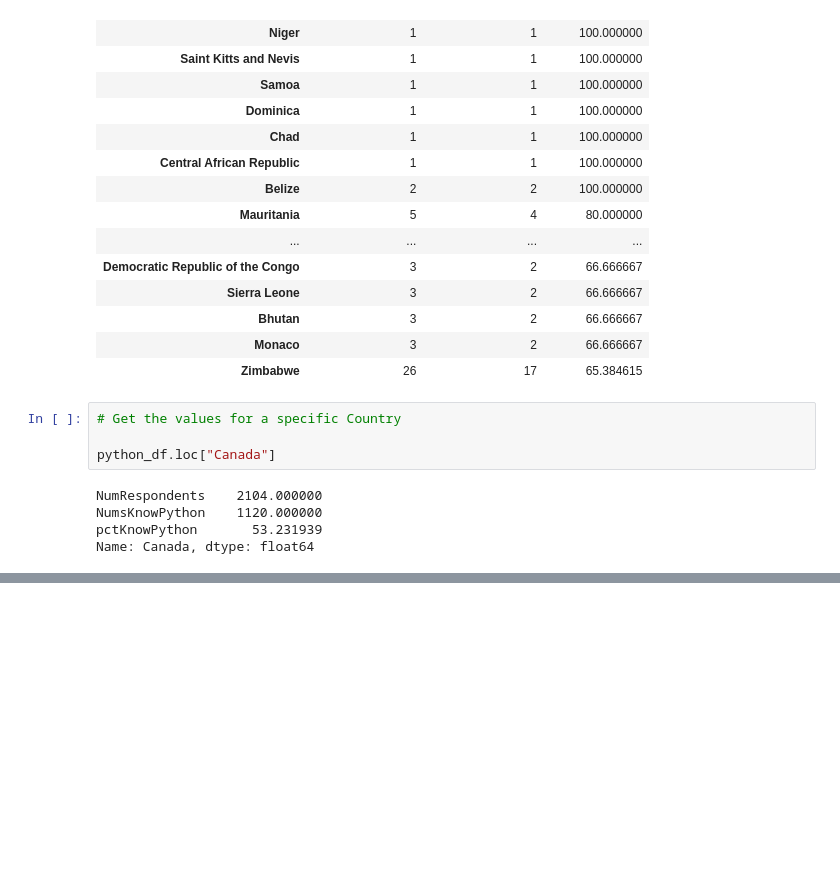
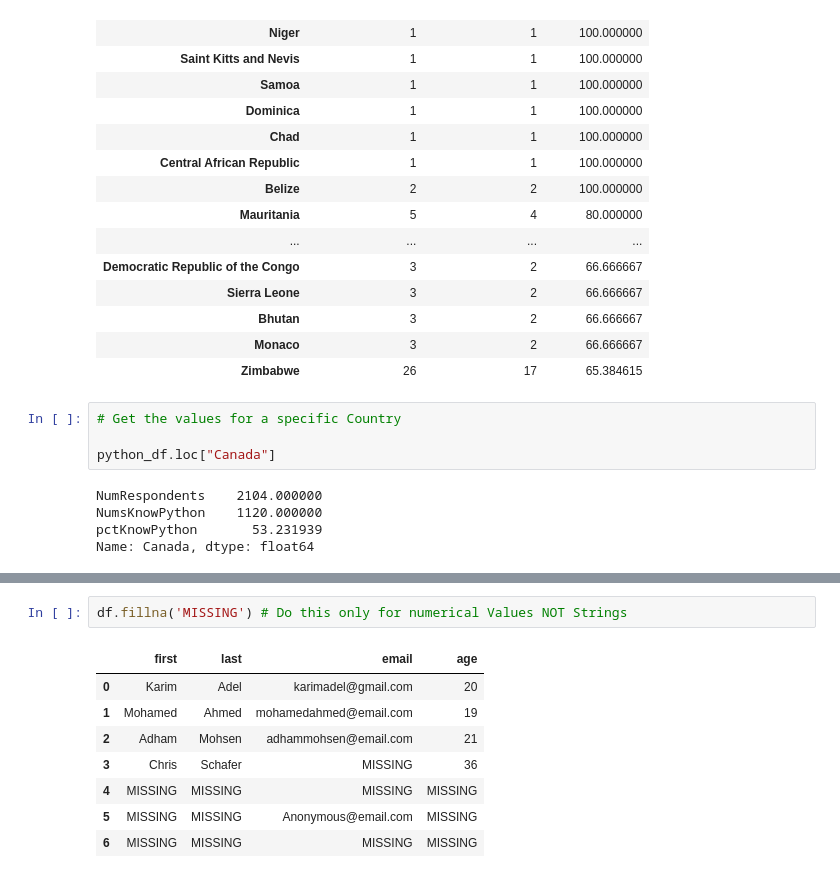
Before and after one commit to kareem121004/PythonDataScienceHub, a Jupyter notebook: Pandas/Pandas_Tutorial.ipynb, the cells around one changed output, grey strips where cells are left out. Saved outputs shown, nothing was run; the diff lists cells and outputs as text; blank space fills up the shorter version.

```diff
--- a/Pandas/Pandas_Tutorial.ipynb
+++ b/Pandas/Pandas_Tutorial.ipynb
@@ -1383,0 +1485,11 @@ Name: Canada, dtype: float64
+# %%
+df.fillna('MISSING') # Do this only for numerical Values NOT Strings
+# %% [output]
+|  | first | last | email | age |
+| 0 | Karim | Adel | karimadel@gmail.com | 20 |
+| 1 | Mohamed | Ahmed | mohamedahmed@email.com | 19 |
+| 2 | Adham | Mohsen | adhammohsen@email.com | 21 |
+| 3 | Chris | Schafer | MISSING | 36 |
+| 4 | MISSING | MISSING | MISSING | MISSING |
+| 5 | MISSING | MISSING | Anonymous@email.com | MISSING |
+| 6 | MISSING | MISSING | MISSING | MISSING |
```
Also changed, not shown: parts of 27 cells of this notebook.
